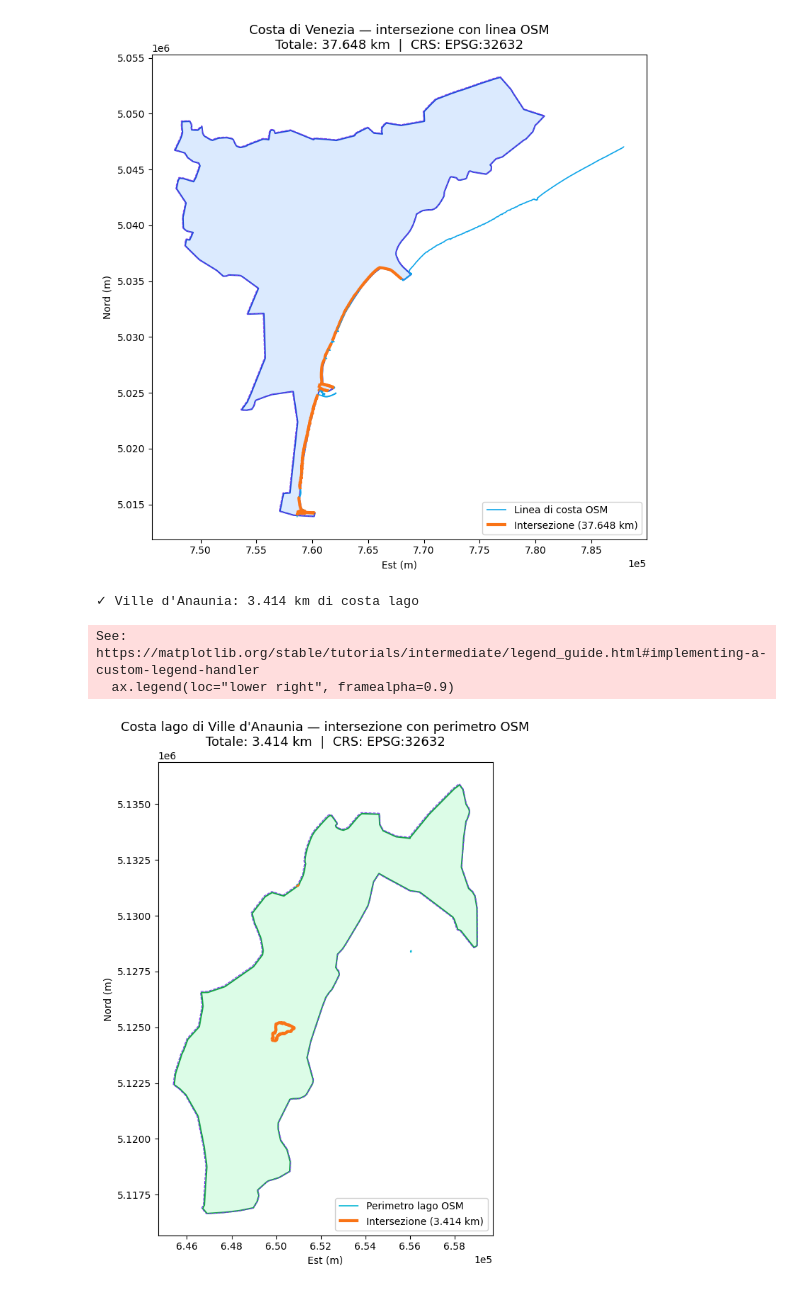
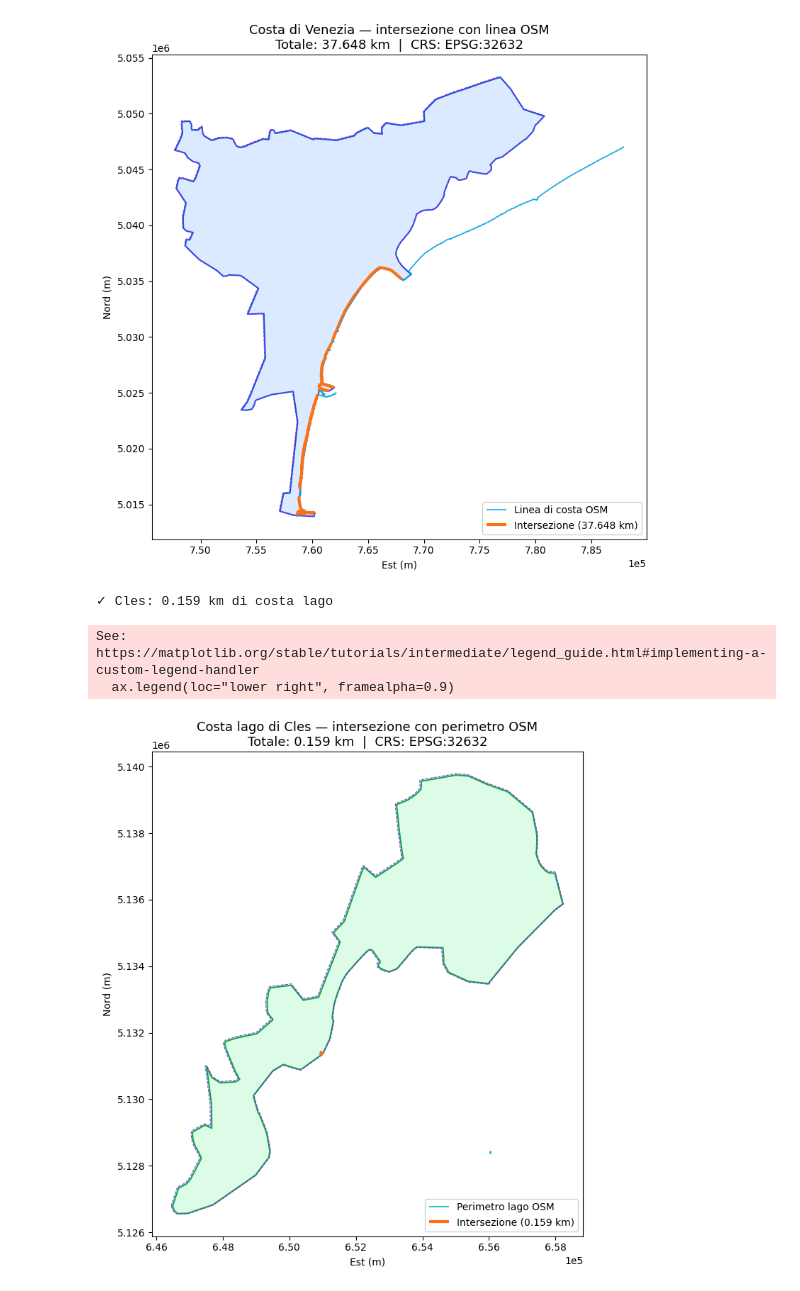
Before and after one commit to 01andreabattaglia/Geospatial_Analysis, a Jupyter notebook: plots.ipynb, the cells around one changed output. Drawn from its saved outputs; the diff is of its cells as text; code cells hidden in the pictures.

```diff
--- a/plots.ipynb
+++ b/plots.ipynb
@@ -99,7 +99,7 @@ from src.utils.openstreetmap_manager import (
 # ── parametri ──────────────────────────────────────────────────────────────────
 COMUNI_SHP    = "data/input/ISTAT/Com01012024_g/Com01012024_g_WGS84.shp"
 LAKE_GEOJSON  = "data/input/OpenStreetMap/lake_coast.geojson"
-COMUNE_TARGET = "Ville d'Anaunia"
+COMUNE_TARGET = "Cles"
 
 # ── carica dati ────────────────────────────────────────────────────────────────
 osm = OpenStreetMap()
@@ -138,32 +138,32 @@ gpd.GeoSeries([comune_geom], crs=METRIC_CRS).plot(
     linewidth=1.5, zorder=1, label=COMUNE_TARGET
 )
 gpd.GeoSeries([comune_buffered], crs=METRIC_CRS).plot(
     ax=ax, facecolor="none", edgecolor="#7c3aed",
     linewidth=0.8, linestyle="--", zorder=2,
     label=f"Buffer {BOUNDARY_BUFFER_METERS} m"
 )
 lake[lake.intersects(comune_buffered.envelope)].plot(
     ax=ax, color="#06b6d4", linewidth=1.2, zorder=3, label="Perimetro lago OSM"
 )
 if not lake_intersection.empty:
     gpd.GeoDataFrame(lake_intersection, crs=METRIC_CRS).plot(
         ax=ax, color="#f97316", linewidth=3, zorder=4,
         label=f"Intersezione ({km_totali:.3f} km)"
     )
 
 ax.set_title(
     f"Costa lago di {COMUNE_TARGET} — intersezione con perimetro OSM\n"
     f"Totale: {km_totali:.3f} km  |  CRS: {METRIC_CRS}",
     fontsize=13
 )
 ax.set_xlabel("Est (m)")
 ax.set_ylabel("Nord (m)")
 ax.legend(loc="lower right", framealpha=0.9)
 ax.ticklabel_format(style="sci", scilimits=(0, 0), axis="both")
 plt.tight_layout()
 plt.show()
 # %% [output]
-✓ Ville d'Anaunia: 3.414 km di costa lago
+✓ Cles: 0.159 km di costa lago
 See: https://matplotlib.org/stable/tutorials/intermediate/legend_guide.html#implementing-a-custom-legend-handler
   ax.legend(loc="lower right", framealpha=0.9)
-[figure, old version]
+[figure, new version]
```
Also changed, not shown: 3 other files.
